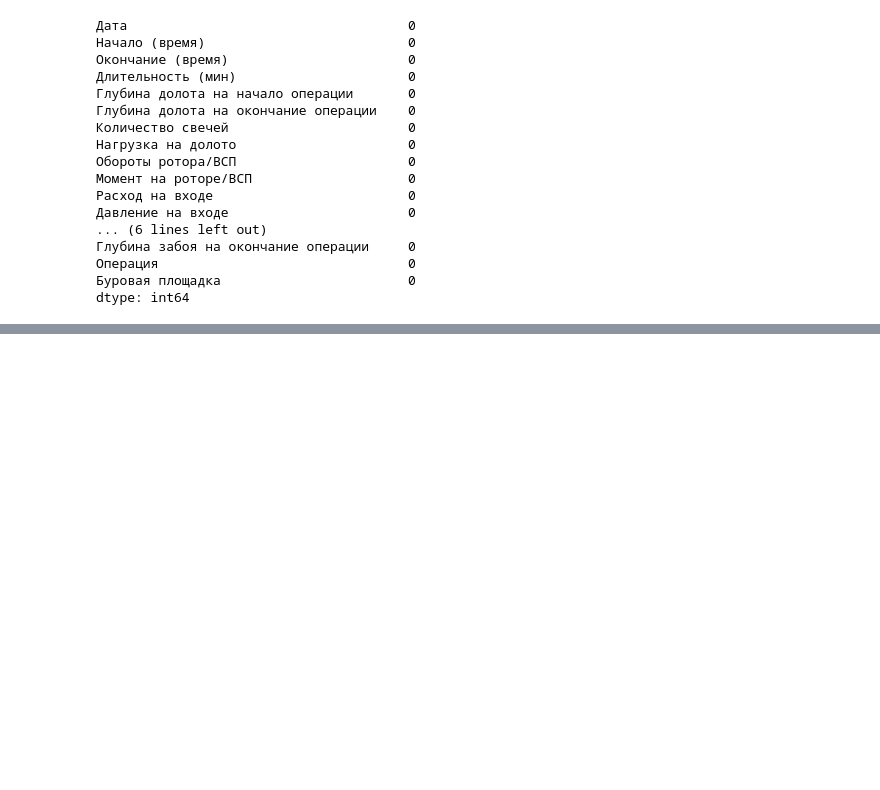
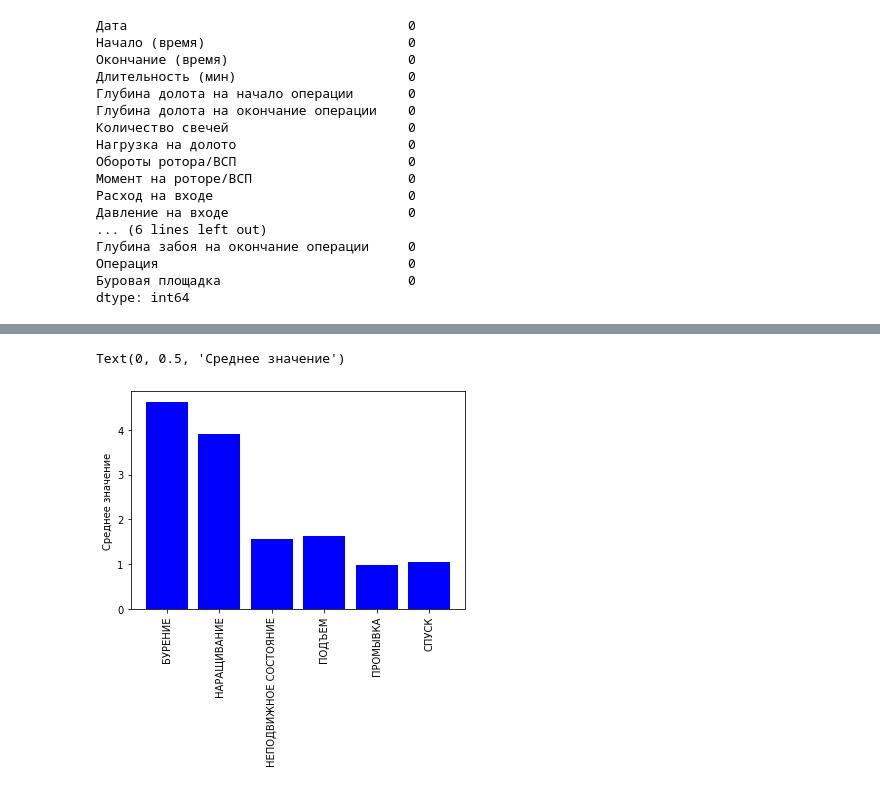
Before and after one commit to vokor/DrillingOperationsClassifier, a Jupyter notebook: models/DataPreprocessing.ipynb, the cells around one changed output, grey strips where cells are left out. Saved outputs shown, nothing was run; the diff lists cells and outputs as text; code cells hidden in the pictures; blank space fills up the shorter version.

```diff
--- a/models/DataPreprocessing.ipynb
+++ b/models/DataPreprocessing.ipynb
@@ -51,0 +108,8 @@ dtype: int64
+# %%
+x1 = data.groupby('Группа').mean().reset_index()
+plt.bar(range(len(x1)), x1['Длительность (мин)'], color="blue")
+plt.xticks(range(len(x1)), x1['Группа'] , rotation=90)
+plt.ylabel('Среднее значение')
+# %% [output]
+Text(0, 0.5, 'Среднее значение')
+[figure, added]
```
Also changed, not shown: parts of 17 cells of this notebook, 8 other files.
